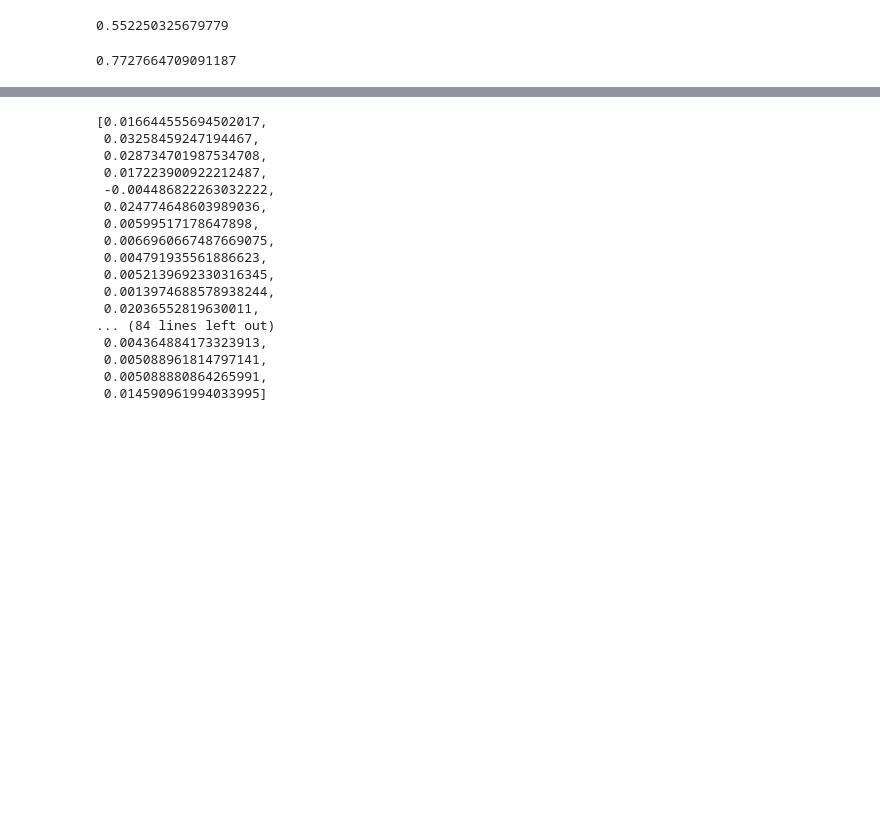
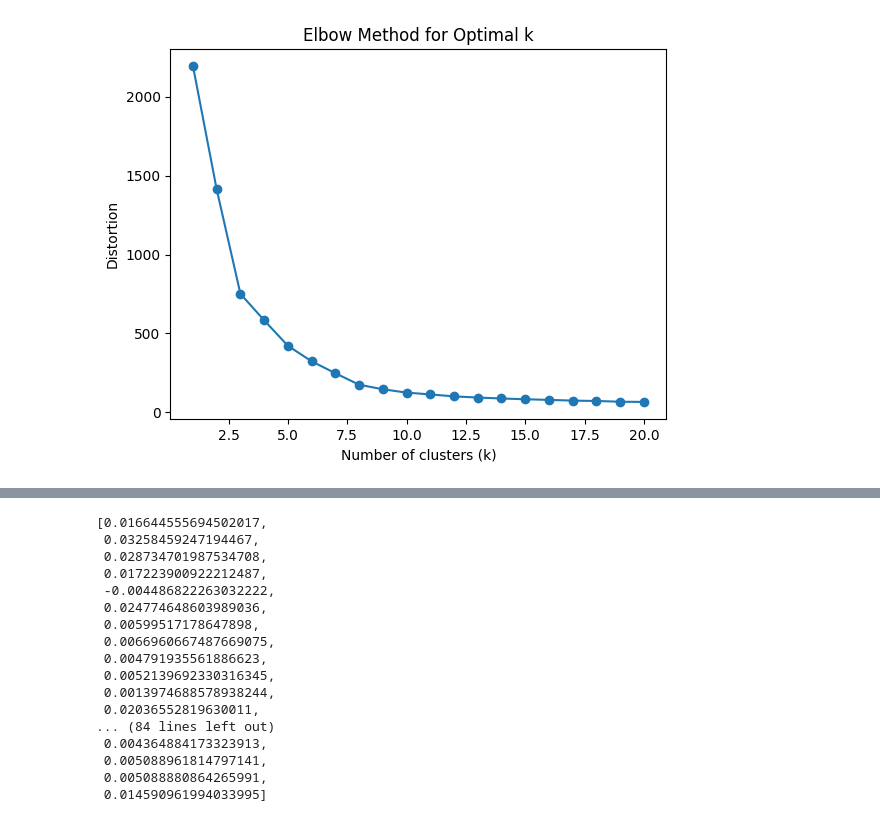
Before and after one commit to jasiu648/FindingNewsSimilarity, a Jupyter notebook: cluster_test.ipynb, the cells around one changed output, grey strips where cells are left out. Cells and saved outputs as stored; diff of their text form; code cells hidden in the pictures; blank space fills up the shorter version.

```diff
--- a/cluster_test.ipynb
+++ b/cluster_test.ipynb
@@ -69,3 +65,23 @@ result = [row[0] for row in rows[0:100]] + [row[1] for row in rows[0:100]]
+# %%
+import matplotlib.pyplot as plt
+import numpy as np
+
+def find_optimal_clusters(tfidf_matrix, max_clusters=20):
+    distortions = []
+    for i in range(1, max_clusters + 1):
+        kmeans = KMeans(n_clusters=i, random_state=42, n_init=10)
+        kmeans.fit(tfidf_matrix)
+        distortions.append(kmeans.inertia_)
+
+    plt.plot(range(1, max_clusters + 1), distortions, marker='o')
+    plt.title('Elbow Method for Optimal k')
+    plt.xlabel('Number of clusters (k)')
+    plt.ylabel('Distortion')
+    plt.show()
+
+find_optimal_clusters(matrix)
+# %% [output]
+[figure, added]
 # %%
 from textpreprocessing.TextPreprocessing import PolishTextPreprocessor
 
@@ -84,16 +100,3 @@ for i in range(100):
 np.set_printoptions(suppress=True)
 
 print(mat)
-# %%
-from models.Model import EnglishBertModel
-
-en = EnglishBertModel()
-en.Transform("""FALUBAZ-ROW: Rybnik wants to make a sensation at Zielonej Górze! """,
-"""Rybnik is planning a big win in Zielona Góra Falubaz"""
-)
-# %% [output]
-0.552250325679779
-# %%
-print(mat[84])
-# %% [output]
-0.7727664709091187
```
Also changed, not shown: parts of 10 cells of this notebook, 15 other files.
